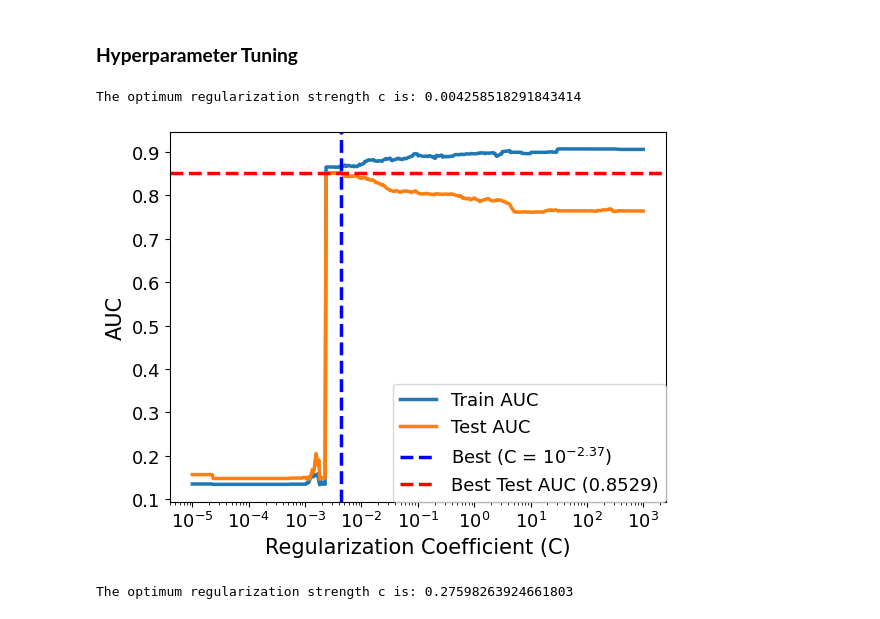
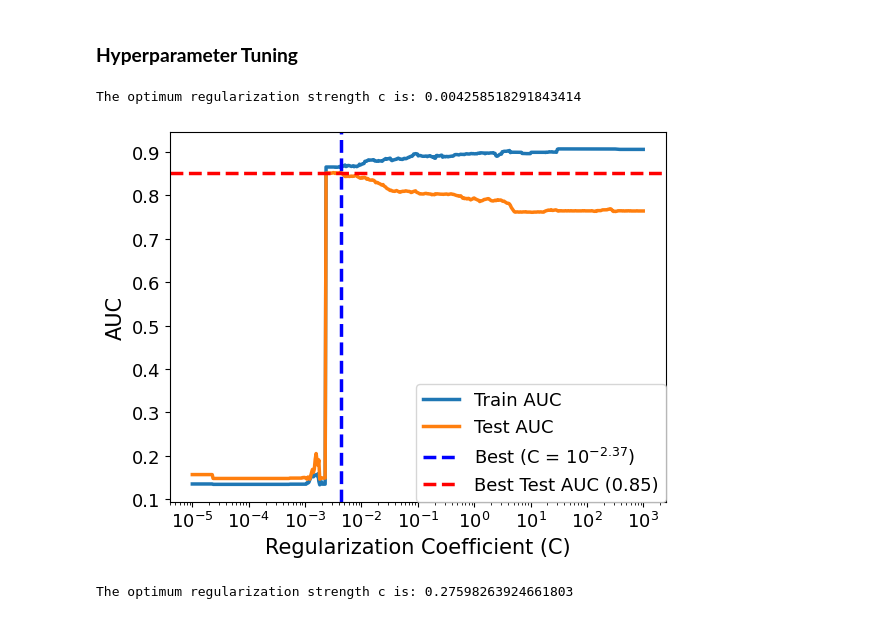
Before and after one commit to longlinh123456/final_project, a Jupyter notebook: source/supervised.ipynb, the cells around one changed output. Cells and saved outputs as stored; diff of their text form; code cells hidden in the pictures.

```diff
--- a/source/supervised.ipynb
+++ b/source/supervised.ipynb
@@ -256,34 +256,34 @@ def train_svm(**kwargs):
 # %%
 # Vary regularization strength for linear kernel
 auc_df = pd.DataFrame(columns=["C", "Train AUC", "Test AUC"])
 for C in np.logspace(-5, 3, 500):
     model = train_svm(C=C, kernel = "linear", gamma = "scale")
     auc_df.loc[len(auc_df)] = [
         C,
         roc_auc_score(y_train, model.predict_proba(X_train_sc)[:, 1]),
         roc_auc_score(y_test, model.predict_proba(X_test_sc)[:, 1]),
     ]
 
 
 best_auc_idx = auc_df["Test AUC"].idxmax()
 best_auc = auc_df.loc[best_auc_idx, "Test AUC"]
 best_c_linear_svm = auc_df.loc[best_auc_idx, "C"]
 c_exp_svm_l2 = np.log10(best_c_linear_svm)
 print(f"The optimum regularization strength c is: {best_c_linear_svm}")
 
 # ----------------------- Visualize AUC by Regularization Strength ----------------------
 ax = auc_df.plot.line(x="C", logx=True, linewidth = 2.5)
 # ax.axvline(x=1.0, color='red', linestyle='--', label='Default (C=1.0)')
 ax.axvline(x = best_c_linear_svm, color = 'blue', linestyle = '--', label = f"Best (C = $10^{{{c_exp_svm_l2:.2f}}}$)", linewidth = 2.5)
-ax.axhline(y = best_auc, color = 'red', linestyle = '--', label = f'Best Test AUC ({best_auc:.4f})', linewidth = 2.5)
+ax.axhline(y = best_auc, color = 'red', linestyle = '--', label = f'Best Test AUC ({best_auc:.2f})', linewidth = 2.5)
 ax.set_xlabel('Regularization Coefficient (C)', fontsize=15)
 ax.set_ylabel('AUC', fontsize=15)
 ax.tick_params(axis = "both", labelsize = 13)
 ax.legend(loc='best', borderaxespad=0, fontsize = 13)
 plt.savefig("../figures/linear_svm_auc.pdf", bbox_inches="tight")
 # %% [output]
 The optimum regularization strength c is: 0.004258518291843414
-[figure, old version]
+[figure, new version]
 # %%
 # Vary regularization strength for rbf kernel
 auc_df = pd.DataFrame(columns=["C", "Train AUC", "Test AUC"])
```
Also changed, not shown: parts of 1 cell of this notebook.
